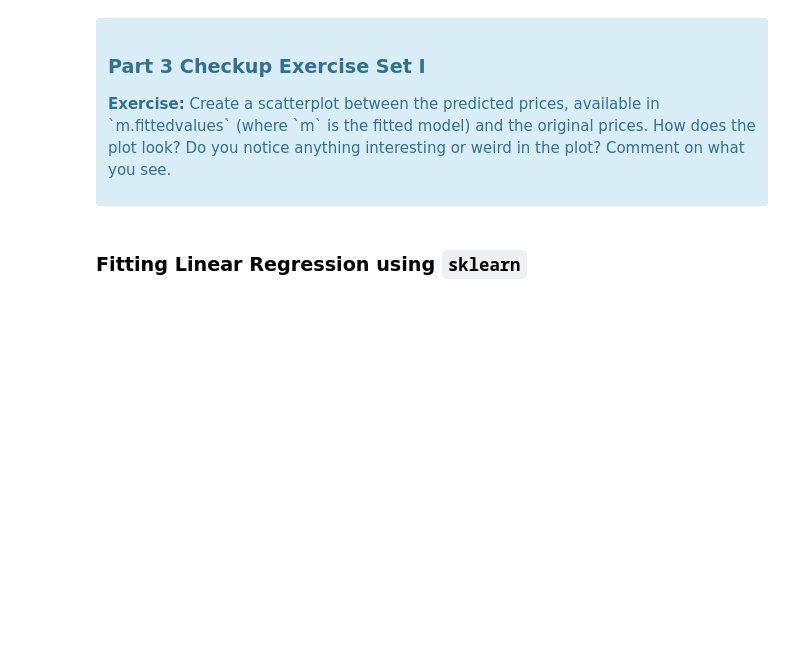
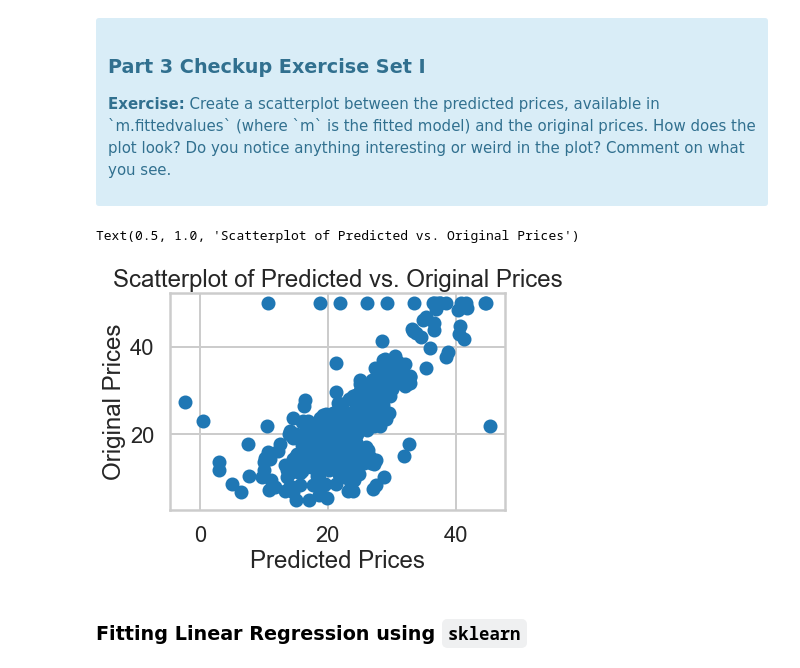
Before and after one commit to michellebonat/boston-housing-regression, a Jupyter notebook: Mini_Project_Linear_Regression.ipynb, the cells around one changed output. Drawn from its saved outputs; the diff is of its cells as text; code cells hidden in the pictures; blank space fills up the shorter version.

```diff
--- a/Mini_Project_Linear_Regression.ipynb
+++ b/Mini_Project_Linear_Regression.ipynb
@@ -406,3 +431,21 @@ Let's see how our model actually fit our data. We can see below that there is a
+# %%
+# your turn
+# Create a scatterplot between the predicted prices,
+# available in m.fittedvalues (where m is the fitted model) and the original prices
+# Predicted prices
+predicted = m.fittedvalues
+
+# Original Prices
+original = bos['PRICE']
+
+# Scatterplot between predicted prices and original prices.
+plt.scatter(predicted, original)
+plt.xlabel("Predicted Prices")
+plt.ylabel("Original Prices")
+plt.title("Scatterplot of Predicted vs. Original Prices")
+# %% [output]
+Text(0.5, 1.0, 'Scatterplot of Predicted vs. Original Prices')
+[figure, added]
 # %% [markdown]
 ### Fitting Linear Regression using `sklearn`
 # %%
```
Also changed, not shown: parts of 25 cells of this notebook.
